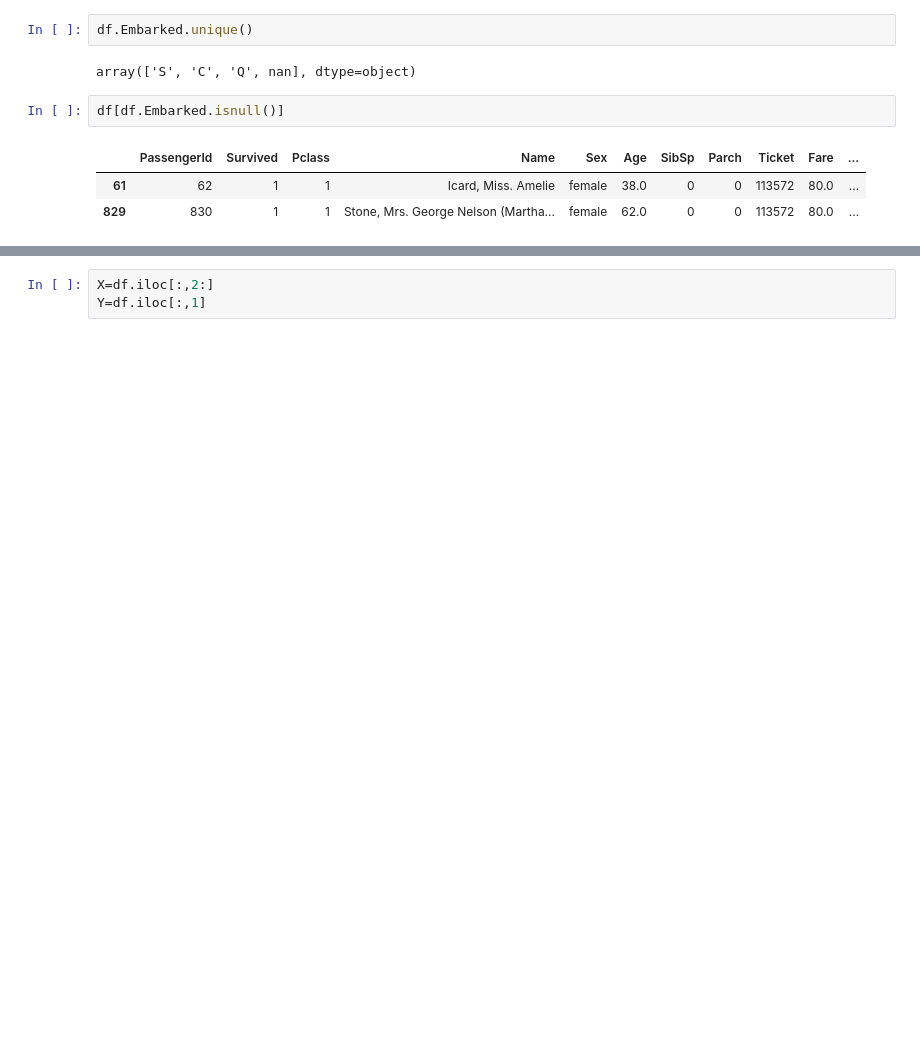
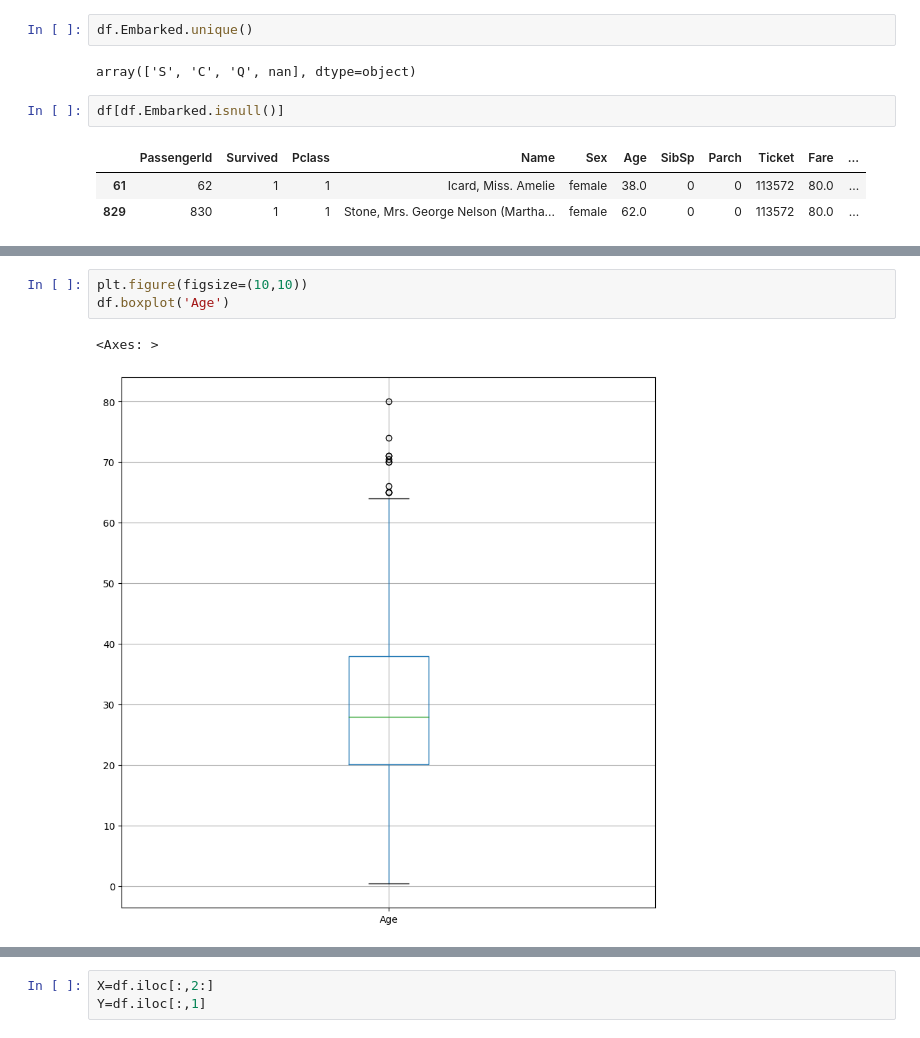
Before and after one commit to sujataprasad01/ML-Logistic-Regression-Titanic-Survival-Dataset-, a Jupyter notebook: Logistic_Regression_(Titanic_Survival_Dataset).ipynb, the cells around one changed output, grey strips where cells are left out. Drawn from its saved outputs; the diff is of its cells as text; blank space fills up the shorter version.

```diff
--- a/Logistic_Regression_(Titanic_Survival_Dataset).ipynb
+++ b/Logistic_Regression_(Titanic_Survival_Dataset).ipynb
@@ -125,0 +293,6 @@ df[df.Embarked.isnull()]
+# %%
+plt.figure(figsize=(10,10))
+df.boxplot('Age')
+# %% [output]
+<Axes: >
+[figure, added]
```
Also changed, not shown: parts of 23 cells of this notebook.
